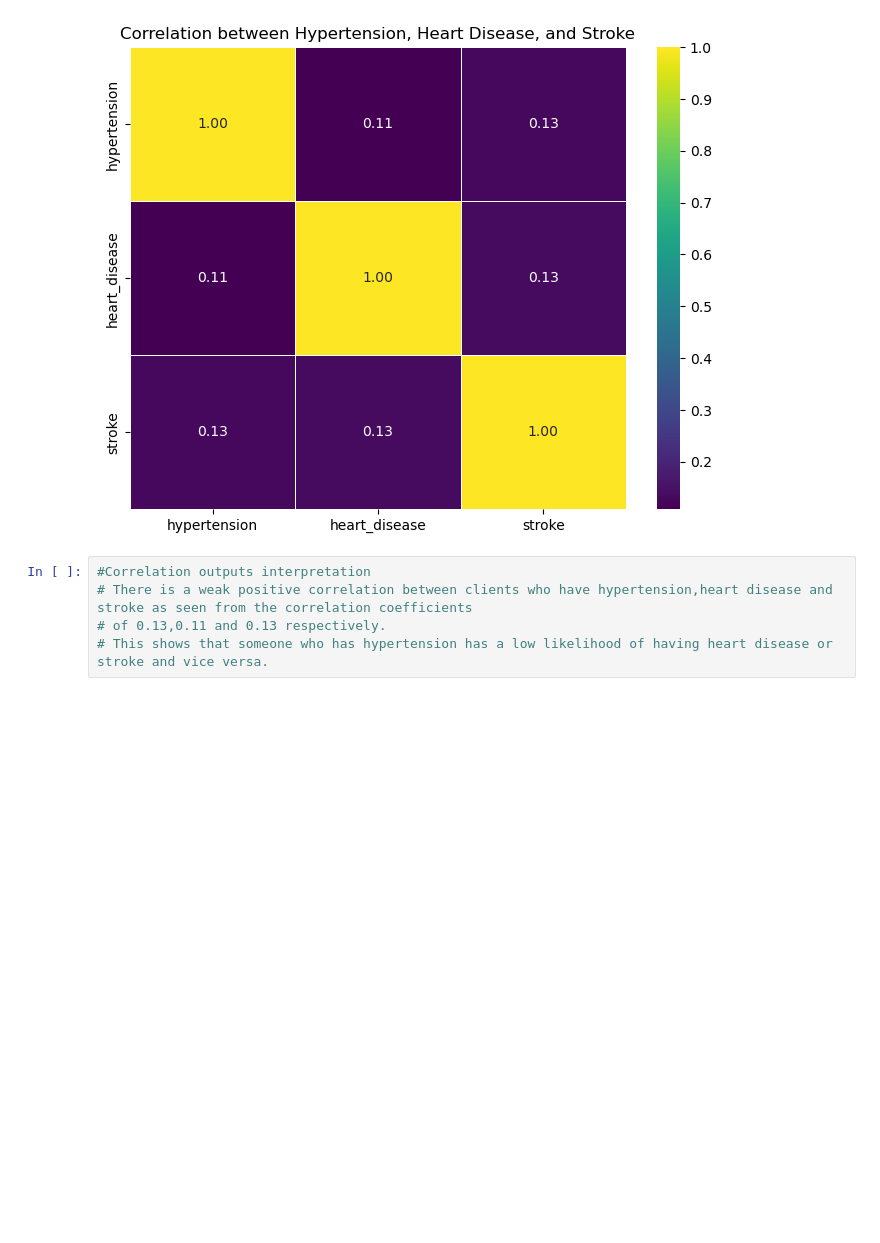
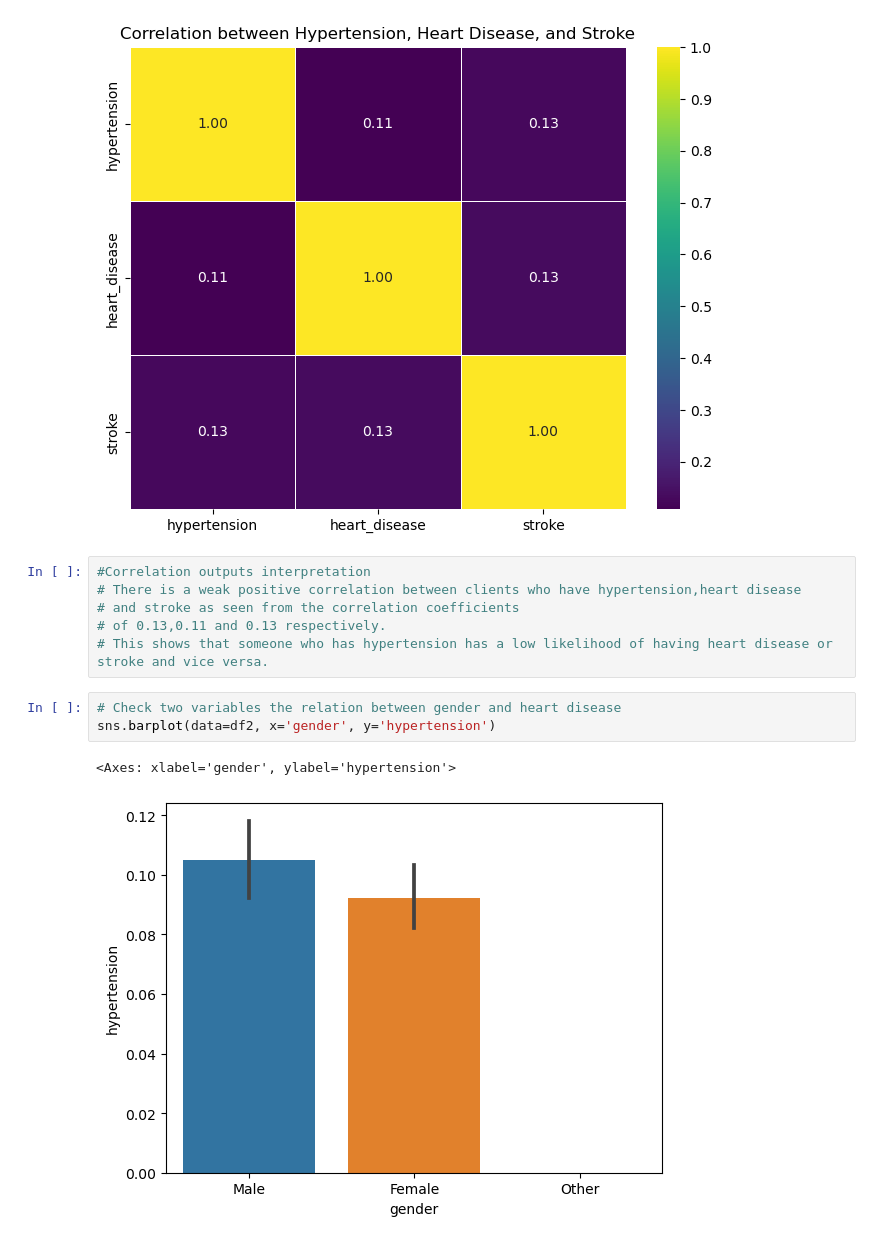
Before and after one commit to FridaOyucho/Stroke_Data_Analysis, a Jupyter notebook: Stroke_Data_Analysis.ipynb, the cells around one changed output. Cells and saved outputs as stored; diff of their text form; blank space fills up the shorter version.

```diff
--- a/Stroke_Data_Analysis.ipynb
+++ b/Stroke_Data_Analysis.ipynb
@@ -477,6 +493,13 @@ plt.show()
 [figure]
 # %%
 #Correlation outputs interpretation
-# There is a weak positive correlation between clients who have hypertension,heart disease and stroke as seen from the correlation coefficients
+# There is a weak positive correlation between clients who have hypertension,heart disease
+# and stroke as seen from the correlation coefficients
 # of 0.13,0.11 and 0.13 respectively.
 # This shows that someone who has hypertension has a low likelihood of having heart disease or stroke and vice versa.
+# %%
+# Check two variables the relation between gender and heart disease
+sns.barplot(data=df2, x='gender', y='hypertension')
+# %% [output]
+<Axes: xlabel='gender', ylabel='hypertension'>
+[figure, added]
```
Also changed, not shown: parts of 10 cells of this notebook.
